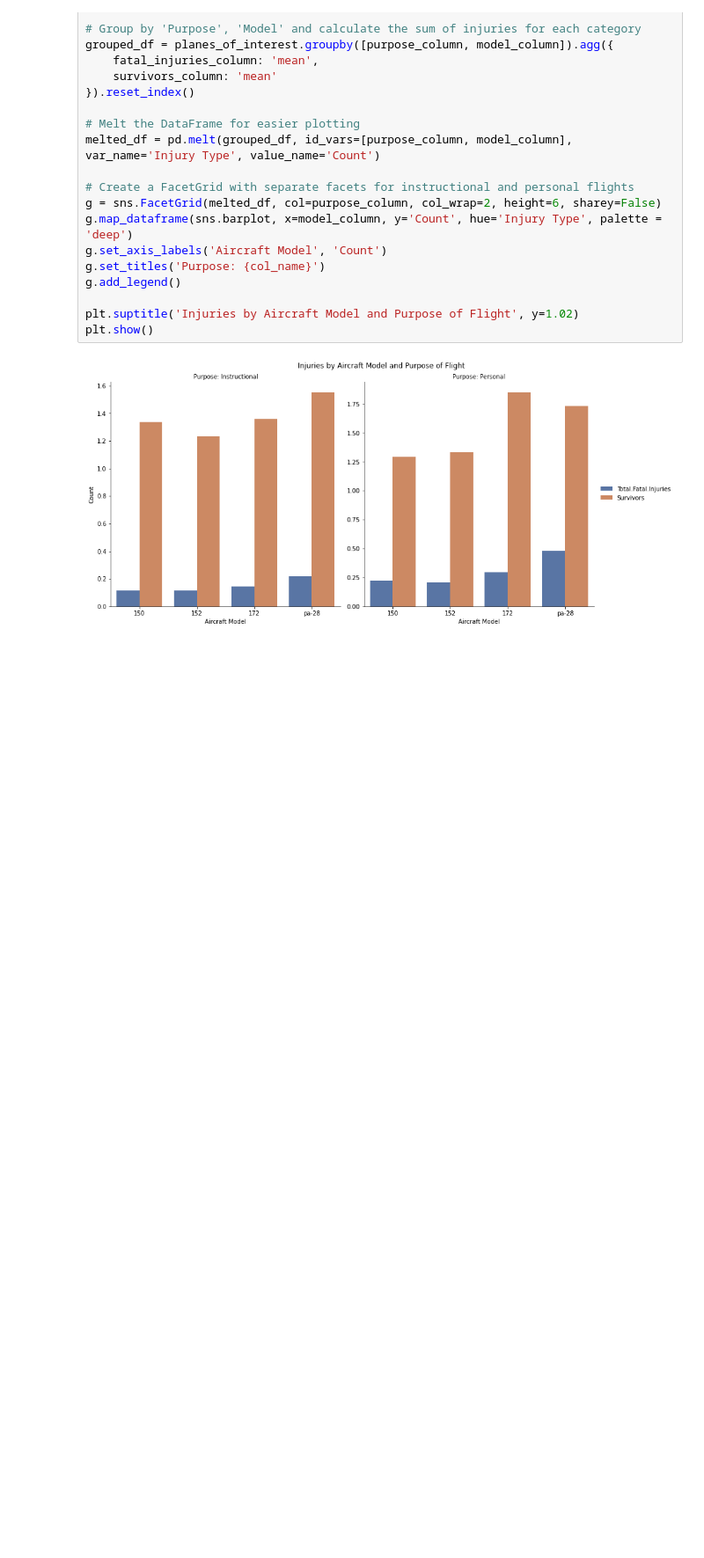
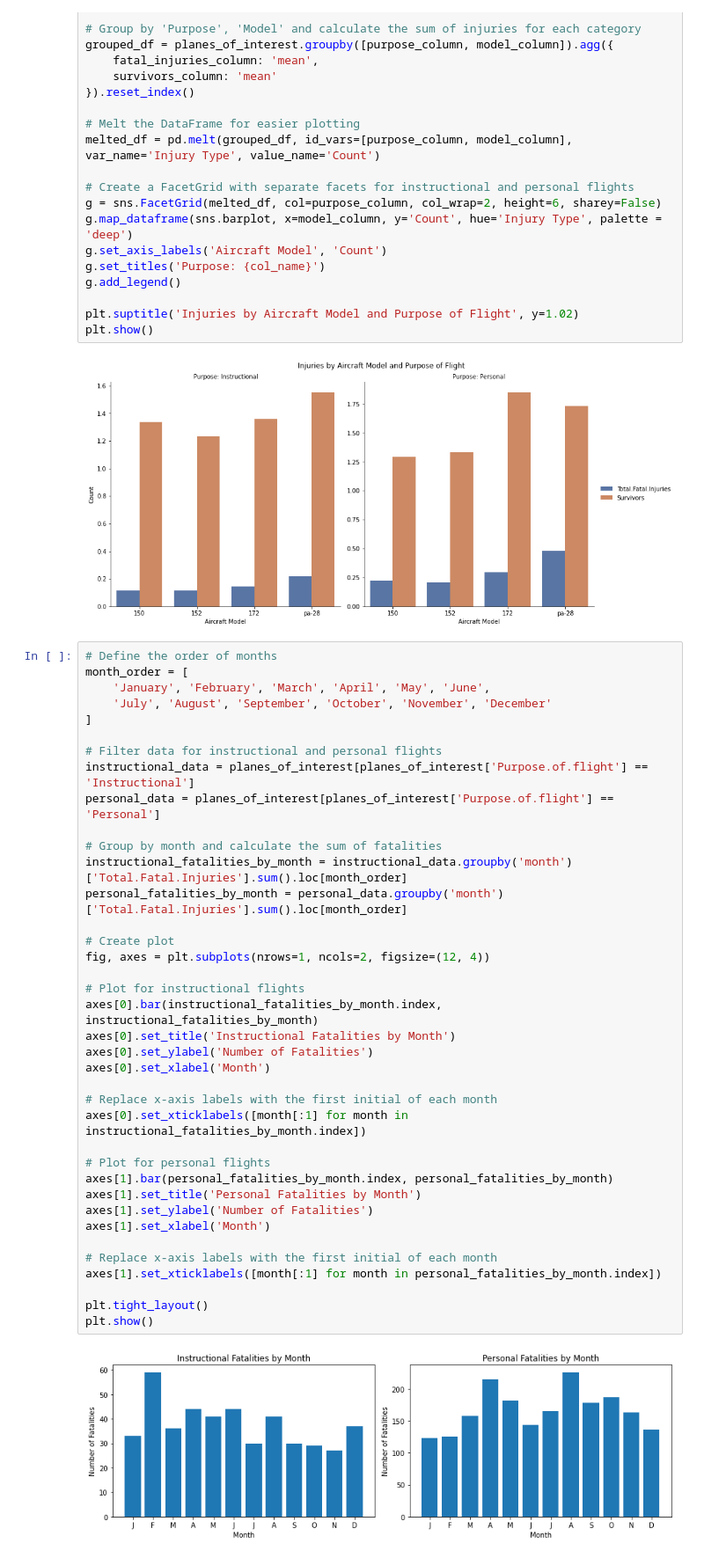
Before and after one commit to DJhesi/airplane-analysis, a Jupyter notebook: EDA_Final.ipynb, the cells around one changed output. Shown: that part at 88% size. Drawn from its saved outputs; the diff is of its cells as text; blank space fills up the shorter version.

```diff
--- a/EDA_Final.ipynb
+++ b/EDA_Final.ipynb
@@ -1603,4 +1676,44 @@ plt.suptitle('Injuries by Aircraft Model and Purpose of Flight', y=1.02)
 plt.show()
 # %% [output]
 [figure]
+# %%
+# Define the order of months
+month_order = [
+    'January', 'February', 'March', 'April', 'May', 'June',
+    'July', 'August', 'September', 'October', 'November', 'December'
+]
+
+# Filter data for instructional and personal flights
+instructional_data = planes_of_interest[planes_of_interest['Purpose.of.flight'] == 'Instructional']
+personal_data = planes_of_interest[planes_of_interest['Purpose.of.flight'] == 'Personal']
+
+# Group by month and calculate the sum of fatalities
+instructional_fatalities_by_month = instructional_data.groupby('month')['Total.Fatal.Injuries'].sum().loc[month_order]
+personal_fatalities_by_month = personal_data.groupby('month')['Total.Fatal.Injuries'].sum().loc[month_order]
+
+# Create plot
+fig, axes = plt.subplots(nrows=1, ncols=2, figsize=(12, 4))
+
+# Plot for instructional flights
+axes[0].bar(instructional_fatalities_by_month.index, instructional_fatalities_by_month)
+axes[0].set_title('Instructional Fatalities by Month')
+axes[0].set_ylabel('Number of Fatalities')
+axes[0].set_xlabel('Month')
+
+# Replace x-axis labels with the first initial of each month
+axes[0].set_xticklabels([month[:1] for month in instructional_fatalities_by_month.index])
+
+# Plot for personal flights
+axes[1].bar(personal_fatalities_by_month.index, personal_fatalities_by_month)
+axes[1].set_title('Personal Fatalities by Month')
+axes[1].set_ylabel('Number of Fatalities')
+axes[1].set_xlabel('Month')
+
+# Replace x-axis labels with the first initial of each month
+axes[1].set_xticklabels([month[:1] for month in personal_fatalities_by_month.index])
+
+plt.tight_layout()
+plt.show()
+# %% [output]
+[figure, added]
 # %%
```
Also changed, not shown: parts of 14 cells of this notebook, 1 other file.
